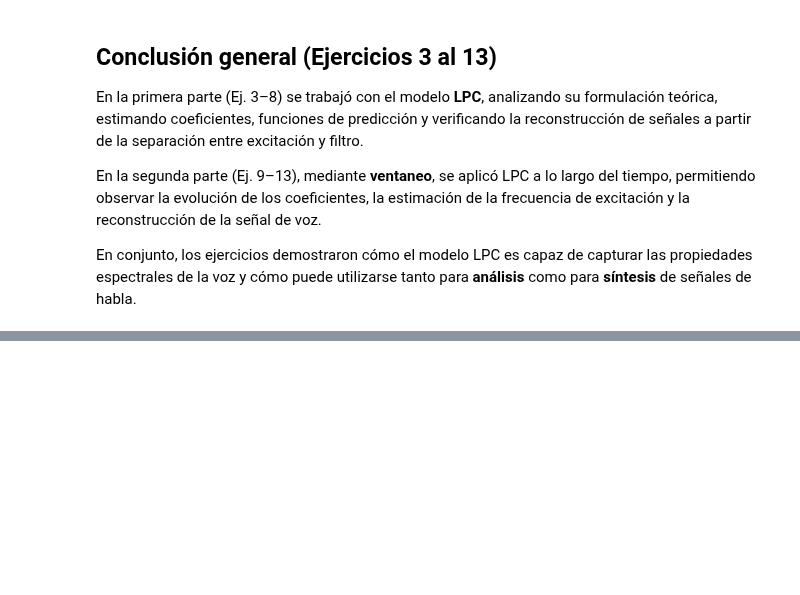
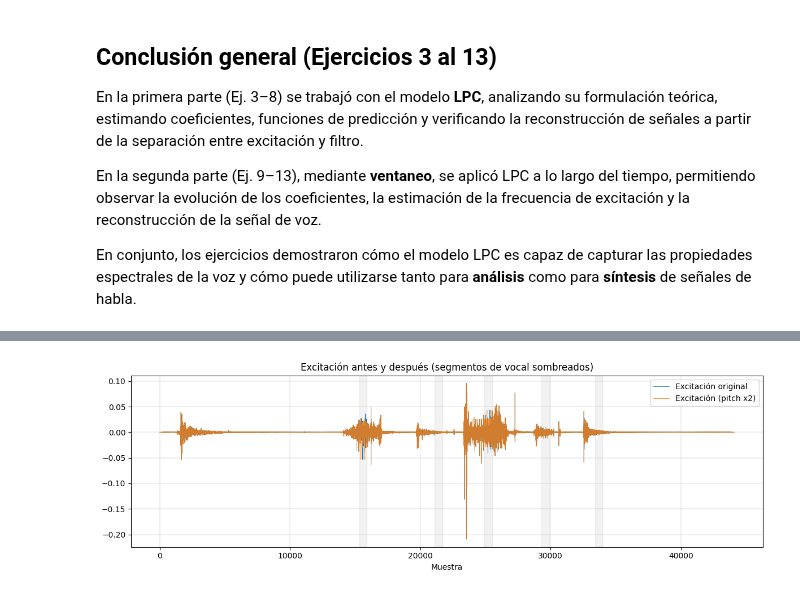
Before and after one commit to emiliano-ipa/AST1-CEIA-UBA-TP2, a Jupyter notebook: AST1_CEIA_UBA_TP2.ipynb, the cells around one changed output, grey strips where cells are left out. Drawn from its saved outputs; the diff is of its cells as text; code cells hidden in the pictures; blank space fills up the shorter version.

```diff
--- a/AST1_CEIA_UBA_TP2.ipynb
+++ b/AST1_CEIA_UBA_TP2.ipynb
@@ -98,9 +108,9 @@ os.makedirs("/content/drive/MyDrive/Colab Notebooks/CEIA 2025/11_AST1/TP2/data",
 with open("/content/drive/MyDrive/Colab Notebooks/CEIA 2025/11_AST1/TP2/data/markers.json", "w") as f:
     json.dump(markers, f)
 # %%
-# Abrir último "markers" guardado
-with open("/content/drive/MyDrive/Colab Notebooks/CEIA 2025/11_AST1/TP2/data/markers.json", "r") as f:
-    markers = json.load(f)
+# Abrir último "markers" guardado (descomentar si se quiere recuperar)
+#with open("/content/drive/MyDrive/Colab Notebooks/CEIA 2025/11_AST1/TP2/data/markers.json", "r") as f:
+#    markers = json.load(f)
 # %%
 # Al finalizar, la lista "markers" tengo pares (inicio, fin) seleccionados.
 markers
@@ -1262,16 +1285,15 @@ M = len(a)
 # %%
-# ---------- 3) Respuestas en frecuencia analíticas ----------
-# Grilla de ω en [0, π] y su mapeo a frecuencia en Hz
+# --- 3) Respuestas en frecuencia analíticas usando A_e ---
+a = A_e[1:]                           # [a1,...,aM]
+M = len(a)
 nfft_w = 2048
 w = np.linspace(0, np.pi, nfft_w, endpoint=True)
 f = w * fs / (2*np.pi)
+k = np.arange(1, M+1)
+E = np.exp(-1j * np.outer(w, k))
 
-k = np.arange(1, M+1)                      # 1..M
-E = np.exp(-1j * np.outer(w, k))           # [len(w) x M]
-
-Hf = -(E @ a)                              # H_f(e^{jω})
-eps = 1e-12
-Hi = 1.0 / (Hf + eps)                      # H_i(e^{jω}) (evitar división exacta por 0)
+Hf = -(E @ a)                         # H_f(e^{jω}) = -sum a_k e^{-jωk}
+Hi = 1.0 / (Hf + 1e-12)               # H_i(e^{jω}) = 1 / H_f(e^{jω})
 # %%
 # ---------- 4) Gráficos ----------
 plt.figure(figsize=(12,4))
@@ -1640,0 +1799,13 @@ para **síntesis** de señales de habla.
+# %%
+# --- Aplicar el cambio de pitch en la excitación ---
+xhat_pitch = double_pitch_on_voiced_segments(xhat, markers)
+
+# --- Reconstruir la voz con los mismos LPC del Ej. 9 ---
+yhat_pitch = synth_from_excitation_frames(
+    xhat_pitch, fs, A_polys, win_dur=win_dur, hop_dur=hop_dur
+)
+# Normalizamos para evitar clipping en la salida
+yhat_pitch = 0.95 * yhat_pitch / (np.max(np.abs(yhat_pitch)) + 1e-12)
+
+# --- Escuchar resultado ---
+Audio(yhat_pitch, rate=fs)
@@ -1640,0 +1814,11 @@ para **síntesis** de señales de habla.
+# %%
+# visual rápida
+plt.figure(figsize=(12,4))
+plt.plot(xhat,        lw=0.7, label='Excitación original')
+plt.plot(xhat_pitch,  lw=0.7, label='Excitación (pitch x2)', alpha=0.8)
+for (n0, n1) in markers:
+    plt.axvspan(n0, n1, color='k', alpha=0.05)
+plt.title('Excitación antes y después (segmentos de vocal sombreados)')
+plt.xlabel('Muestra'); plt.legend(); plt.grid(True, linewidth=0.3); plt.tight_layout(); plt.show()
+# %% [output]
+[figure, added]
```
Also changed, not shown: parts of 24 cells of this notebook.
